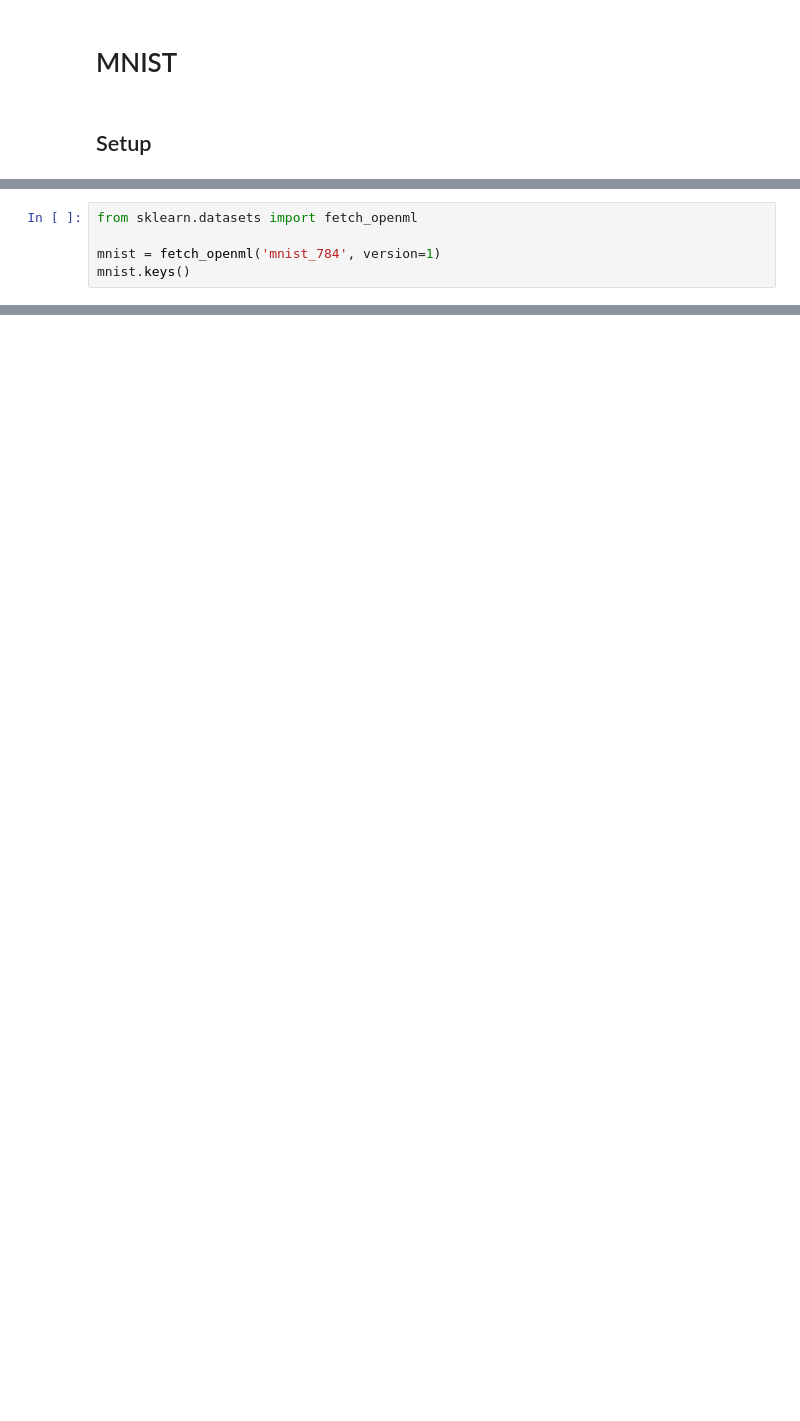
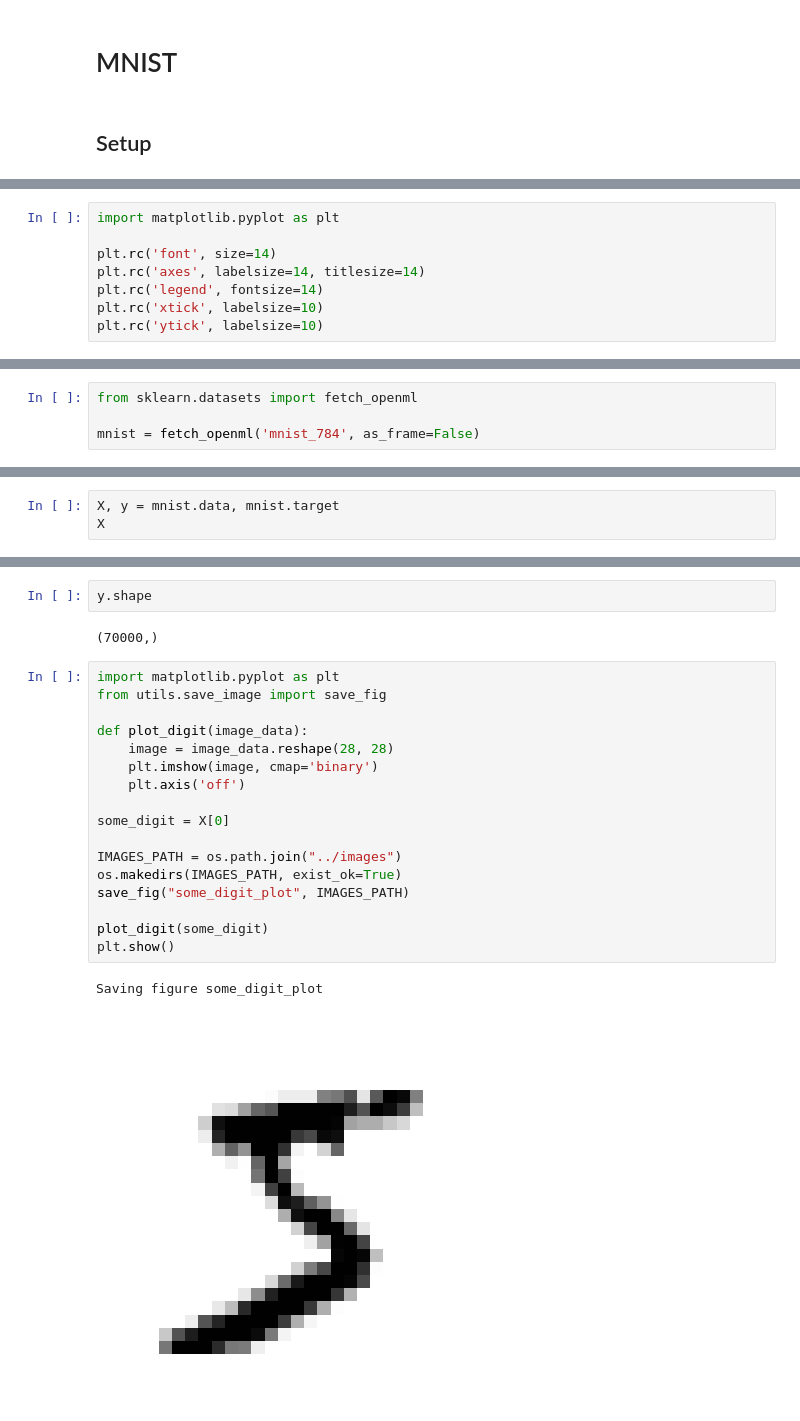
Before and after one commit to HyanLucas/MNIST, a Jupyter notebook: notebooks/mnist_classification.ipynb, the cells around one changed output, grey strips where cells are left out. Saved outputs shown, nothing was run; the diff lists cells and outputs as text; blank space fills up the shorter version.

```diff
--- a/notebooks/mnist_classification.ipynb
+++ b/notebooks/mnist_classification.ipynb
@@ -46,0 +14,8 @@ pip 24.0 from C:\Users\hyanl\miniconda3\Lib\site-packages\pip (python 3.12)
+# %%
+import matplotlib.pyplot as plt
+
+plt.rc('font', size=14)
+plt.rc('axes', labelsize=14, titlesize=14)
+plt.rc('legend', fontsize=14)
+plt.rc('xtick', labelsize=10)
+plt.rc('ytick', labelsize=10)
@@ -47,5 +27,4 @@ pip 24.0 from C:\Users\hyanl\miniconda3\Lib\site-packages\pip (python 3.12)
 # %%
 from sklearn.datasets import fetch_openml
 
-mnist = fetch_openml('mnist_784', version=1)
-mnist.keys()
+mnist = fetch_openml('mnist_784', as_frame=False)
@@ -53,0 +31,3 @@ dict_keys(['data', 'target', 'frame', 'categories', 'feature_names', 'target_nam
+# %%
+X, y = mnist.data, mnist.target
+X
@@ -53,0 +50,24 @@ dict_keys(['data', 'target', 'frame', 'categories', 'feature_names', 'target_nam
+# %%
+y.shape
+# %% [output]
+(70000,)
+# %%
+import matplotlib.pyplot as plt
+from utils.save_image import save_fig
+
+def plot_digit(image_data):
+    image = image_data.reshape(28, 28)
+    plt.imshow(image, cmap='binary')
+    plt.axis('off')
+
+some_digit = X[0]
+
+IMAGES_PATH = os.path.join("../images")
+os.makedirs(IMAGES_PATH, exist_ok=True)
+save_fig("some_digit_plot", IMAGES_PATH)
+
+plot_digit(some_digit)
+plt.show()
+# %% [output]
+Saving figure some_digit_plot
+[figure, added]
```
Also changed, not shown: parts of 27 cells of this notebook, 2 other files.
